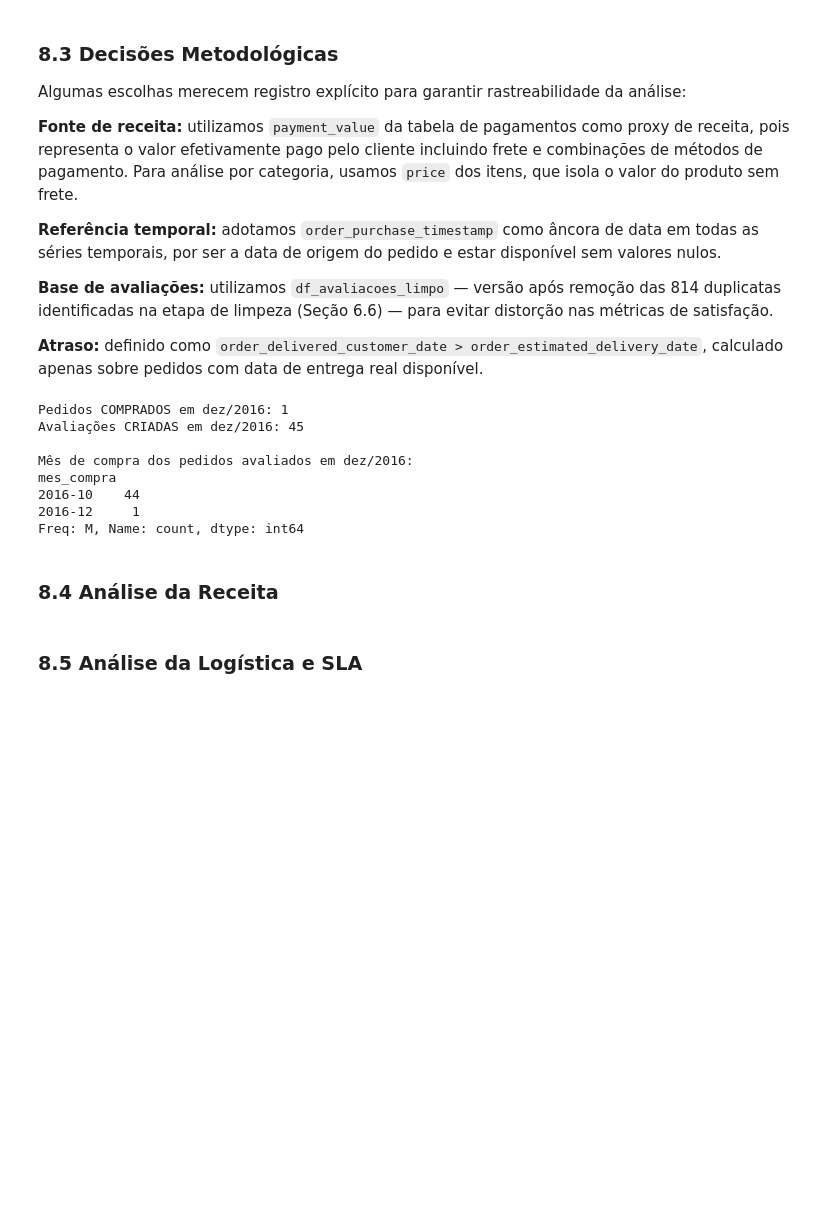
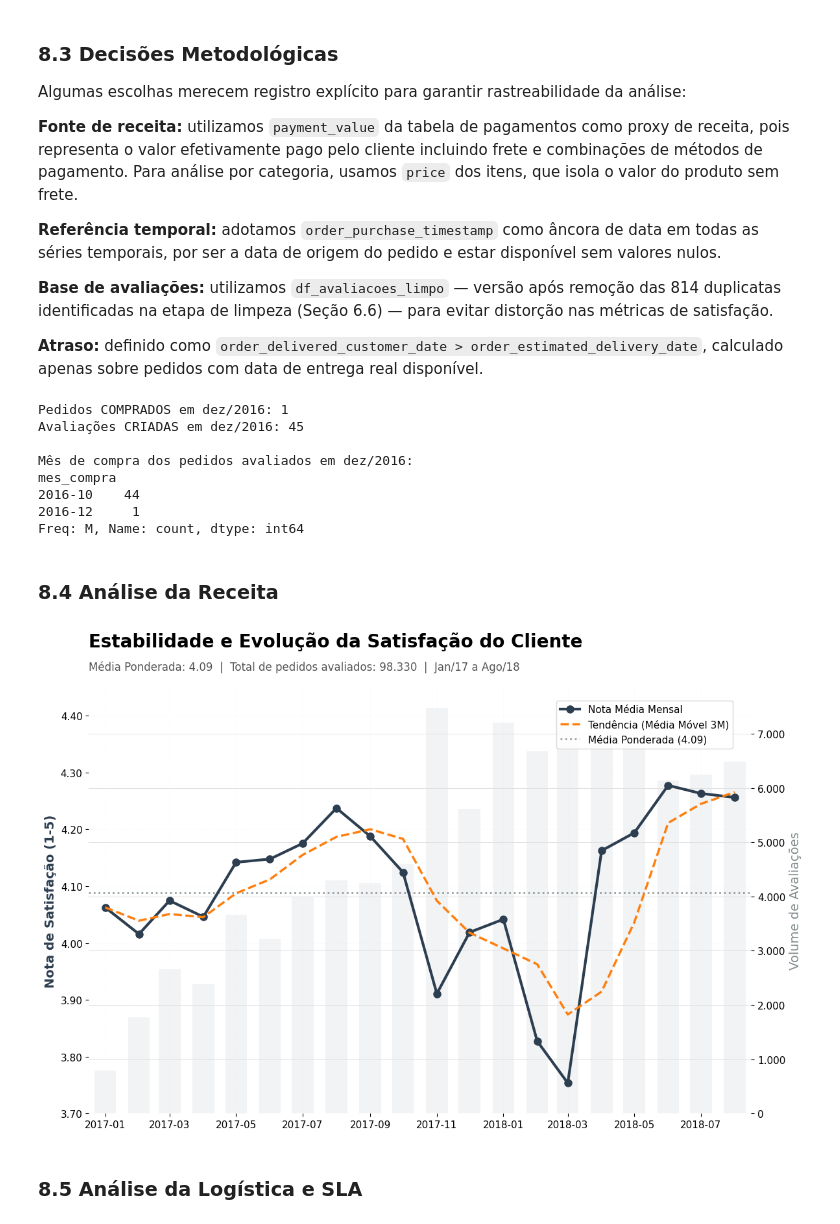
Before and after one commit to evellynjardini/Data-Analytics---Grupo-24, a Jupyter notebook: 1 - Projeto-Olist-KPIs/notebooks/Tech_Challenge_Grupo24_.ipynb, the cells around one changed output. Drawn from its saved outputs; the diff is of its cells as text; code cells hidden in the pictures; blank space fills up the shorter version.

```diff
--- a/1 - Projeto-Olist-KPIs/notebooks/Tech_Challenge_Grupo24_.ipynb
+++ b/1 - Projeto-Olist-KPIs/notebooks/Tech_Challenge_Grupo24_.ipynb
@@ -2703,5 +2625,97 @@ mes_compra
 Freq: M, Name: count, dtype: int64
 # %% [markdown]
 ### **8.4 Análise da Receita**
+# %%
+# --- 1. PREPARAÇÃO E FILTRO ---
+
+# Garantimos que ano_mes seja timestamp para o gráfico entender o eixo X
+df_plot = df_kpi7.copy()
+
+if pd.api.types.is_period_dtype(df_plot['ano_mes']):
+    df_plot['ano_mes'] = df_plot['ano_mes'].dt.to_timestamp()
+else:
+    df_plot['ano_mes'] = pd.to_datetime(df_plot['ano_mes'])
+
+df_plot = df_plot.sort_values('ano_mes')
+
+# Filtro do período sugerido (Removendo meses com poucos dados nas pontas)
+df_clean = df_plot[(df_plot['ano_mes'] >= '2017-01-01') & (df_plot['ano_mes'] <= '2018-08-01')].copy()
+
+# Cálculos de Performance
+df_clean['media_movel_3m'] = df_clean['nota_media'].rolling(3, min_periods=1).mean()
+total_avaliacoes = df_clean['qtd_avaliacoes'].sum()
+media_ponderada = (df_clean['nota_media'] * df_clean['qtd_avaliacoes']).sum() / total_avaliacoes
+
+# --- 2. CONFIGURAÇÃO DO GRÁFICO ---
+fig, ax1 = plt.subplots(figsize=(12, 8))
+ax2 = ax1.twinx()
+
+# Ajuste de camadas para que a grade não fique por cima das barras
+ax1.set_zorder(ax2.get_zorder() + 1)
+ax1.patch.set_visible(False)
+
+# --- 3. VOLUME (AX2 - Barras de Fundo) ---
+ax2.bar(df_clean['ano_mes'], df_clean['qtd_avaliacoes'],
+        width=20, color='#d1d8e0', alpha=0.3, label='Volume de Avaliações', zorder=1)
+
+# --- 4. LINHAS (AX1 - Satisfação) ---
+# Nota Média (Azul Oxford)
+ax1.plot(df_clean['ano_mes'], df_clean['nota_media'],
+         marker='o', markersize=8, color='#2c3e50', linewidth=3,
+         label='Nota Média Mensal', zorder=5)
+
+# Tendência (Laranja)
+ax1.plot(df_clean['ano_mes'], df_clean['media_movel_3m'],
+         linestyle='--', color='#ff7f0e', linewidth=2.5,
+         label='Tendência (Média Móvel 3M)', zorder=6)
+
+# Referência (Cinza)
+ax1.axhline(media_ponderada, linestyle=':', color='#7f8c8d', alpha=0.8,
+            linewidth=2, label=f'Média Ponderada ({media_ponderada:.2f})', zorder=4)
+
+# --- 5. TÍTULO E SUBTÍTULO ---
+ax1.set_title('Estabilidade e Evolução da Satisfação do Cliente',
+              fontsize=20, weight='bold', loc='left', pad=45)
+
+total_av_formatado = f"{total_avaliacoes:,.0f}".replace(",", ".")
+subtitulo = (f"Média Ponderada: {media_ponderada:.2f}  |  "
+             f"Total de pedidos avaliados: {total_av_formatado}  |  Jan/17 a Ago/18")
+
+ax1.text(x=0, y=1.04, s=subtitulo, fontsize=12, color='#555555',
+         transform=ax1.transAxes, ha='left')
+
+# --- 6. AJUSTES DOS EIXOS ---
+ax1.yaxis.set_major_formatter(mticker.FormatStrFormatter('%.2f'))
+ax1.tick_params(axis='y', labelcolor='black', labelsize=11)
+ax1.set_ylabel('Nota de Satisfação (1-5)', fontsize=14, color='#2c3e50', weight='bold')
+
+# Limites do eixo Y ajustados para dar destaque à variação
+ax1.set_ylim(3.70, 4.45)
+
+# Formatação do volume no eixo Y secundário (ponto como separador de milhar)
+ax2.get_yaxis().set_major_formatter(mticker.FuncFormatter(lambda x, p: format(int(x), ',').replace(',', '.')))
+ax2.tick_params(axis='y', labelcolor='black', labelsize=11)
+ax2.set_ylabel('Volume de Avaliações', fontsize=14, color='#7f8c8d')
+
+# Ajuste do eixo X para não cortar as bordas
+ax1.set_xlim(df_clean['ano_mes'].min() - pd.Timedelta(days=15),
+            df_clean['ano_mes'].max() + pd.Timedelta(days=15))
+plt.xticks(rotation=45, fontsize=11, color='black')
+
+# Limpeza estética
+ax1.spines['top'].set_visible(False)
+ax2.spines['top'].set_visible(False)
+ax1.grid(True, alpha=0.1, linestyle='--', zorder=0)
+
+# --- 7. LEGENDA ---
+ax1.legend(loc='upper right', bbox_to_anchor=(0.98, 0.98),
+            frameon=True, facecolor='white', edgecolor='lightgray',
+            framealpha=0.9, fontsize=11)
+
+plt.tight_layout()
+plt.savefig('kpi7_satisfacao_consolidado.png', dpi=300, bbox_inches='tight')
+plt.show()
+# %% [output]
+[figure, added]
 # %% [markdown]
 ### **8.5 Análise da Logística e SLA**
```
Also changed, not shown: parts of 18 cells of this notebook.
